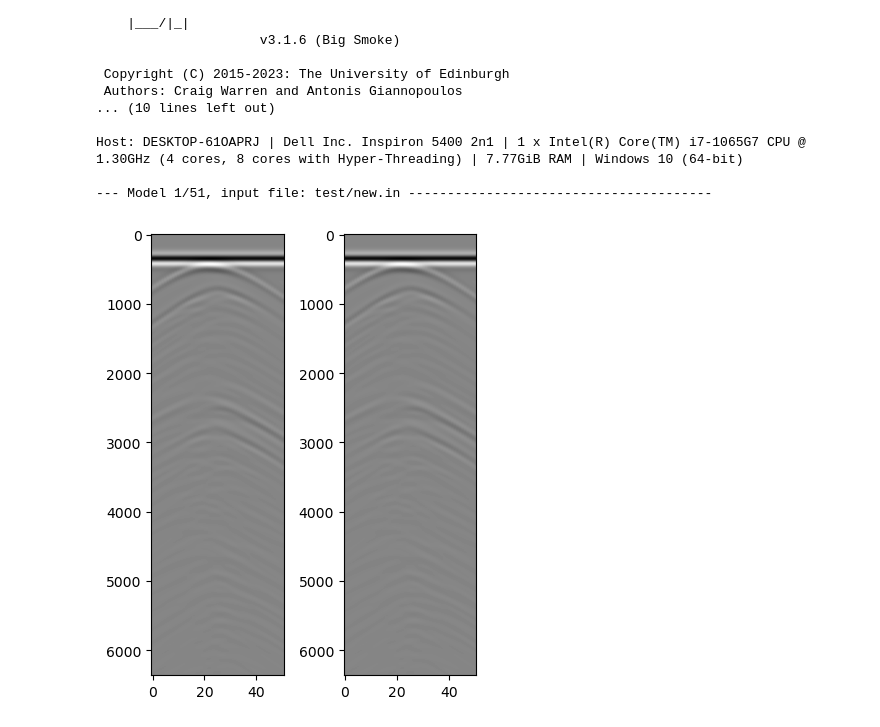
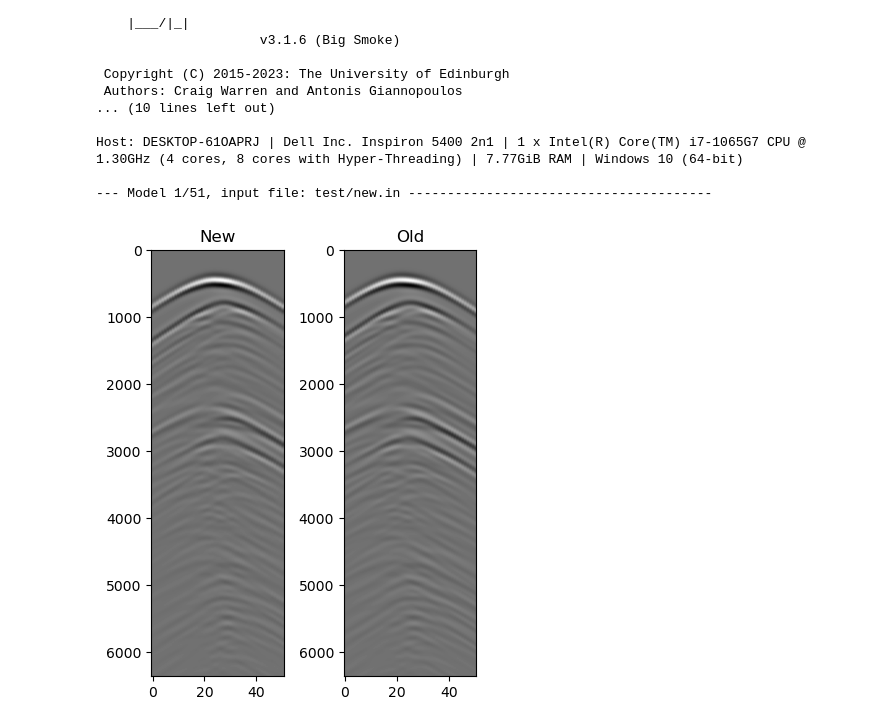
Before and after one commit to nathandangg/FYP, a Jupyter notebook: gprMax/3D_Gen/runtest.ipynb, the cells around one changed output. Cells and saved outputs as stored; diff of their text form; code cells hidden in the pictures.

```diff
--- a/gprMax/3D_Gen/runtest.ipynb
+++ b/gprMax/3D_Gen/runtest.ipynb
@@ -177,24 +147,37 @@ Host: DESKTOP-61OAPRJ | Dell Inc. Inspiron 5400 2n1 | 1 x Intel(R) Core(TM) i7-1
 # %%
 from tools.outputfiles_merge import merge_files
 merge_files('test/new',True)
+# %%
+with h5py.File('test/air.out', 'r') as f:
+    Ez0 =  f['rxs']['rx1']['Ez'][()]
+
+Ez0 = Ez0[:, np.newaxis]  # Add a new axis
+
+Ez0 = np.repeat(Ez0, 51, axis=1)
 # %%
 import h5py
 import numpy as np
 import matplotlib.pyplot as plt
 with h5py.File('test/new_merged.out', 'r') as f:
-    new =  f['rxs']['rx1']['Ez'][()]
+    new =  np.subtract(f['rxs']['rx1']['Ez'][()], Ez0)
 with h5py.File('test/old_merged.out', 'r') as f:
-    old =  f['rxs']['rx1']['Ez'][()]
+    old =  np.subtract(f['rxs']['rx1']['Ez'][()], Ez0)
 # Set the desired width and height of the figure
 fig_width = 4
 fig_height = 5
 
+
 # Create the figure and axes objects with the desired size and aspect ratio
 fig, axs = plt.subplots(ncols = 2, figsize=(fig_width, fig_height))
-axs[0].imshow(old, cmap='gray', aspect='auto')
+axs[0].imshow(new, cmap='gray', aspect='auto')
 axs[1].imshow(old, cmap='gray', aspect='auto')
+
+# Set titles for the subplots
+axs[0].set_title('New')
+axs[1].set_title('Old')
+
 plt.tight_layout()
 # Display the plot
 plt.show()
 # %% [output]
-[figure, old version]
+[figure, new version]
```
Also changed, not shown: parts of 3 cells of this notebook, 1 other file.
